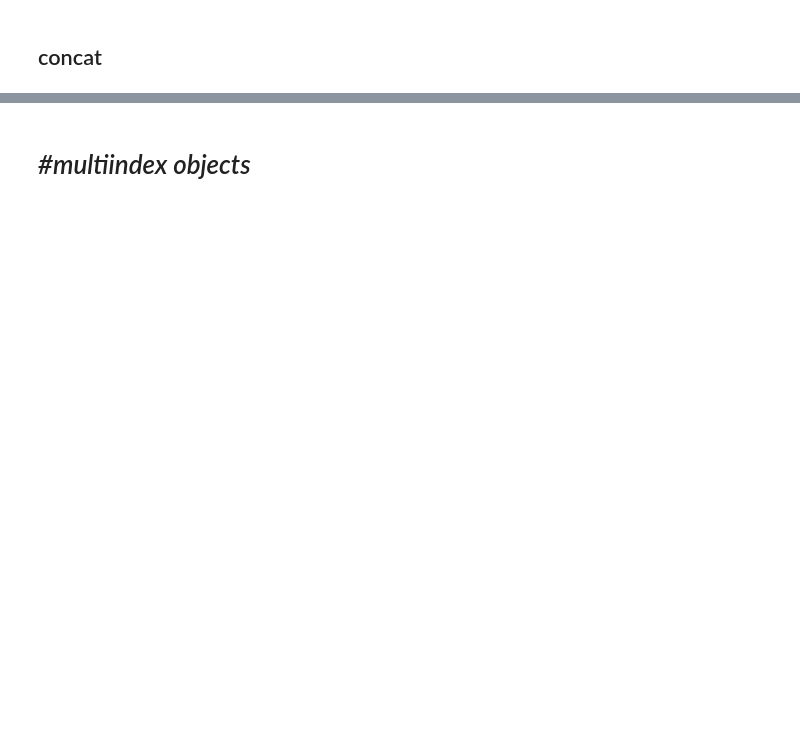
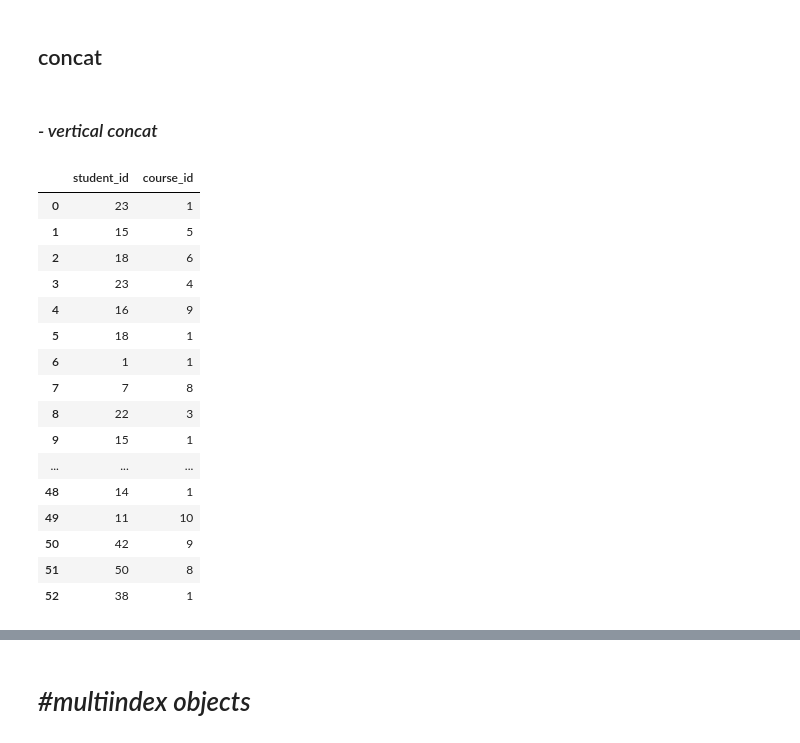
Before and after one commit to Kunalwagh107/n-python-numpy-pandas, a Jupyter notebook: pandas.ipynb, the cells around one changed output, grey strips where cells are left out. Saved outputs shown, nothing was run; the diff lists cells and outputs as text; code cells hidden in the pictures; blank space fills up the shorter version.

```diff
--- a/pandas.ipynb
+++ b/pandas.ipynb
@@ -1369,0 +1367,30 @@ vertical_concated_database
+# %% [markdown]
+### *- vertical concat*
+# %%
+# vertical concat ->
+'''
+1. can stack vertically -> takes column with common name and stack one above other
+2. by default preserves index -> can ignore by ignore_index = True
+3. for column with different name will add an new column and then start after
+first column ends
+ '''
+vc = pd.concat([nov,dec],ignore_index=True) # <-- will retain index to ignore
+vc
+# %% [output]
+|  | student_id | course_id |
+| 0 | 23 | 1 |
+| 1 | 15 | 5 |
+| 2 | 18 | 6 |
+| 3 | 23 | 4 |
+| 4 | 16 | 9 |
+| 5 | 18 | 1 |
+| 6 | 1 | 1 |
+| 7 | 7 | 8 |
+| 8 | 22 | 3 |
+| 9 | 15 | 1 |
+| ... | ... | ... |
+| 48 | 14 | 1 |
+| 49 | 11 | 10 |
+| 50 | 42 | 9 |
+| 51 | 50 | 8 |
+| 52 | 38 | 1 |
```
Also changed, not shown: parts of 40 cells of this notebook.
